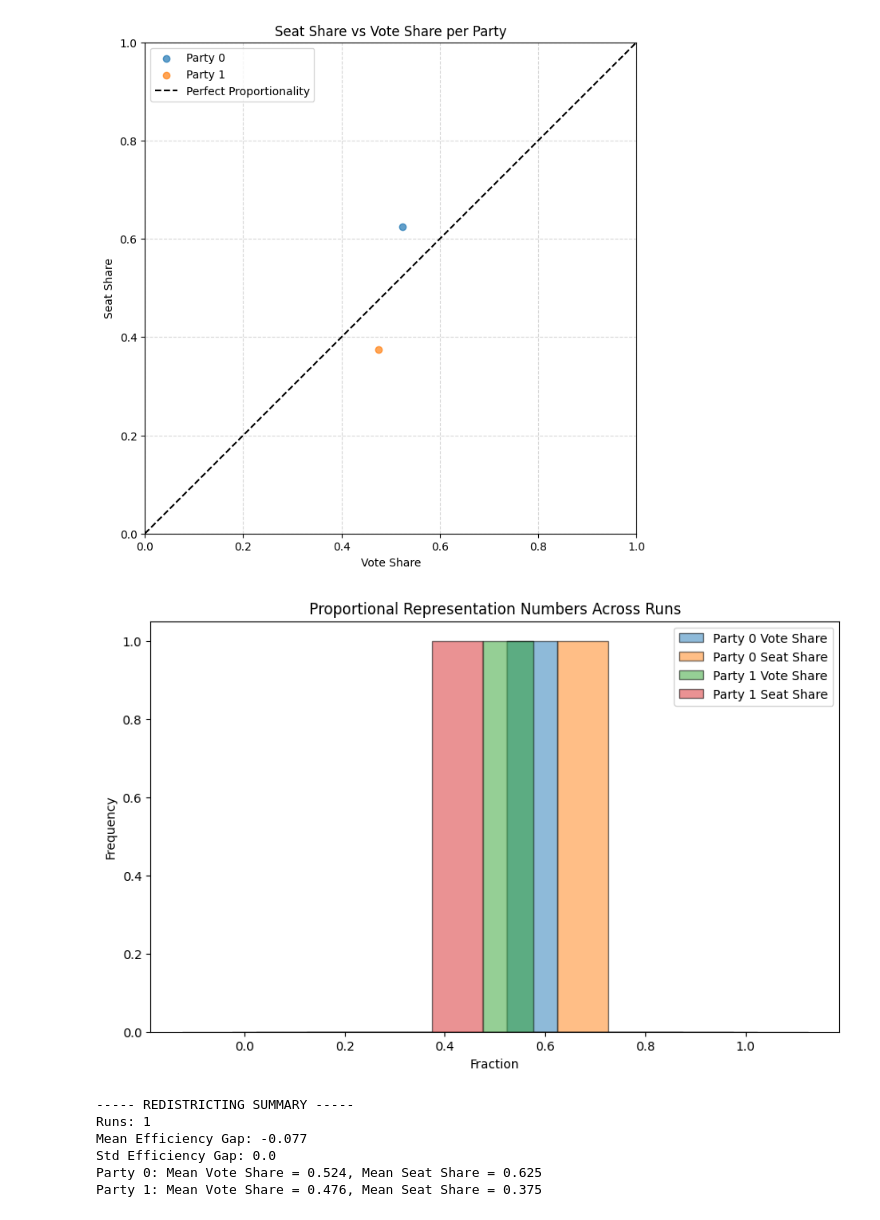
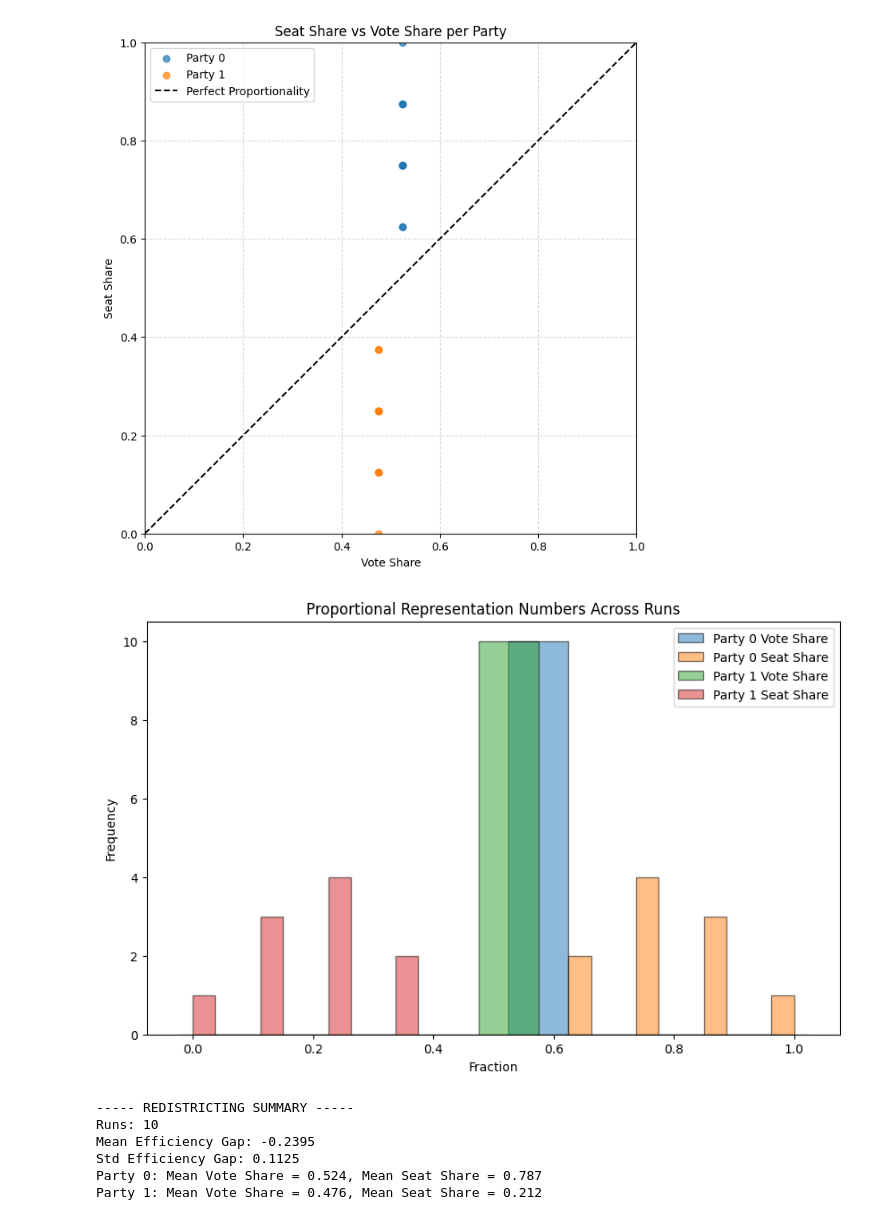
Before and after one commit to CarlLienert/SeniorCapstone, a Jupyter notebook: sim_5000.ipynb, the cells around one changed output. Drawn from its saved outputs; the diff is of its cells as text; code cells hidden in the pictures.

```diff
--- a/sim_5000.ipynb
+++ b/sim_5000.ipynb
@@ -1,8 +6,4 @@
 # %%
-import numpy as np
-import matplotlib.pyplot as plt
-from scipy.spatial import cKDTree
-import copy
 
 # ------------------------
 # PARAMETERS
@@ -13,7 +14,7 @@ NUM_VOTERS = 1000       # Can change
 NUM_PARTIES = 2         # Can change
 NUM_DISTRICTS = 8
 VOTERS_PER_DISTRICT = NUM_VOTERS // NUM_DISTRICTS
-NUM_RUNS = 1           # Number of redistricting simulations
+NUM_RUNS = 10          # Number of redistricting simulations
 
 NUM_CITIES = 5
 CITY_INTENSITY = (5, 12)
@@ -139,7 +140,7 @@ def efficiency_gap(district_counts):
     return (wasted[PARTY_IDS[0]] - wasted[PARTY_IDS[1]]) / total_votes
 
 # ------------------------
-# FORWARD & BACKWARD VOTE SHIFTS (Optional)
+# FORWARD & BACKWARD VOTE SHIFTS
 # ------------------------
 def simulate_vote_shifts_forward(district_counts, target_party):
     counts = copy.deepcopy(district_counts)
@@ -266,6 +267,8 @@ plt.plot([0,1],[0,1], linestyle='--', color='black', label='Perfect Proportional
 plt.xlabel("Vote Share")
 plt.ylabel("Seat Share")
 plt.title("Seat Share vs Vote Share per Party")
+plt.xlim(-0.05, 1.05)
+plt.ylim(-0.05, 1.05)
 plt.xlim(0,1)
 plt.ylim(0,1)
 plt.gca().set_aspect('equal', adjustable='box')
@@ -276,41 +279,41 @@ plt.show()
 # ------------------------
 # HISTOGRAM: Proportional Representation Numbers
 # ------------------------
 plt.figure(figsize=(10,6))
 for party in PARTY_IDS:
     vote_shares = [run[party] for run in all_pr_vote_shares]
     seat_shares = [run[party] for run in all_pr_seat_shares]
     plt.hist(vote_shares, bins=10, alpha=0.5, label=f'{party} Vote Share', edgecolor='black')
     plt.hist(seat_shares, bins=10, alpha=0.5, label=f'{party} Seat Share', edgecolor='black')
 
 plt.title("Proportional Representation Numbers Across Runs")
 plt.xlabel("Fraction")
 plt.ylabel("Frequency")
 plt.legend()
 plt.show()
 
 # ------------------------
 # SUMMARY
 # ------------------------
 print("\n----- REDISTRICTING SUMMARY -----")
 print("Runs:", NUM_RUNS)
 if NUM_PARTIES == 2:
     print("Mean Efficiency Gap:", np.nanmean(all_efficiency_gaps))
     print("Std Efficiency Gap:", np.nanstd(all_efficiency_gaps))
 for party in PARTY_IDS:
     mean_vote = np.mean([run[party] for run in all_pr_vote_shares])
     mean_seat = np.mean([run[party] for run in all_pr_seat_shares])
     print(f"{party}: Mean Vote Share = {mean_vote:.3f}, Mean Seat Share = {mean_seat:.3f}")
 # %% [output]
 <Figure size 1000x600 with 0 Axes>
-[figure, old version]
+[figure, new version]
-[figure, old version]
+[figure, new version]
 ----- REDISTRICTING SUMMARY -----
-Runs: 1
-Mean Efficiency Gap: -0.077
-Std Efficiency Gap: 0.0
-Party 0: Mean Vote Share = 0.524, Mean Seat Share = 0.625
-Party 1: Mean Vote Share = 0.476, Mean Seat Share = 0.375
+Runs: 10
+Mean Efficiency Gap: -0.2395
+Std Efficiency Gap: 0.1125
+Party 0: Mean Vote Share = 0.524, Mean Seat Share = 0.787
+Party 1: Mean Vote Share = 0.476, Mean Seat Share = 0.212
 # %%
 # ------------------------
 # VISUALIZE ONE RUN (NO OVERLAP)
```
Also changed, not shown: parts of 2 cells of this notebook, 1 other file.
